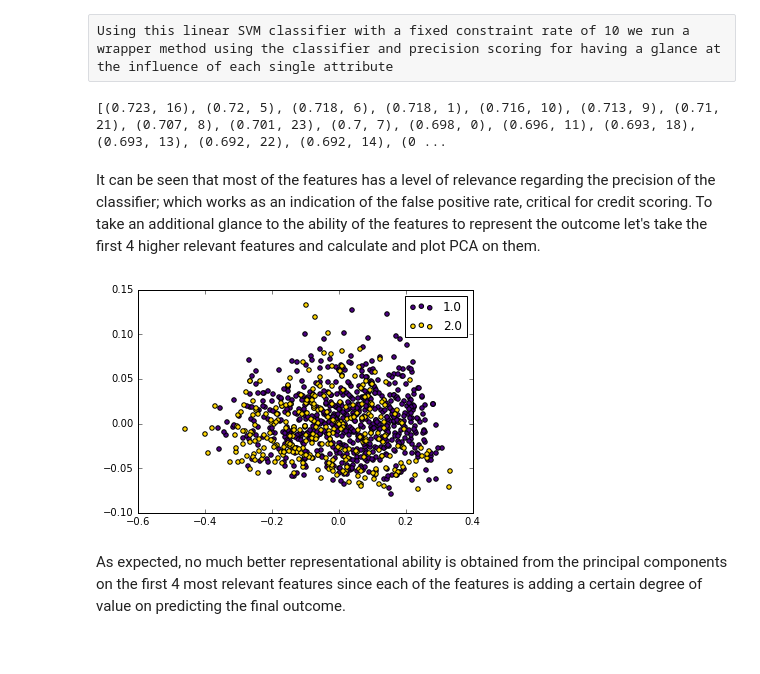
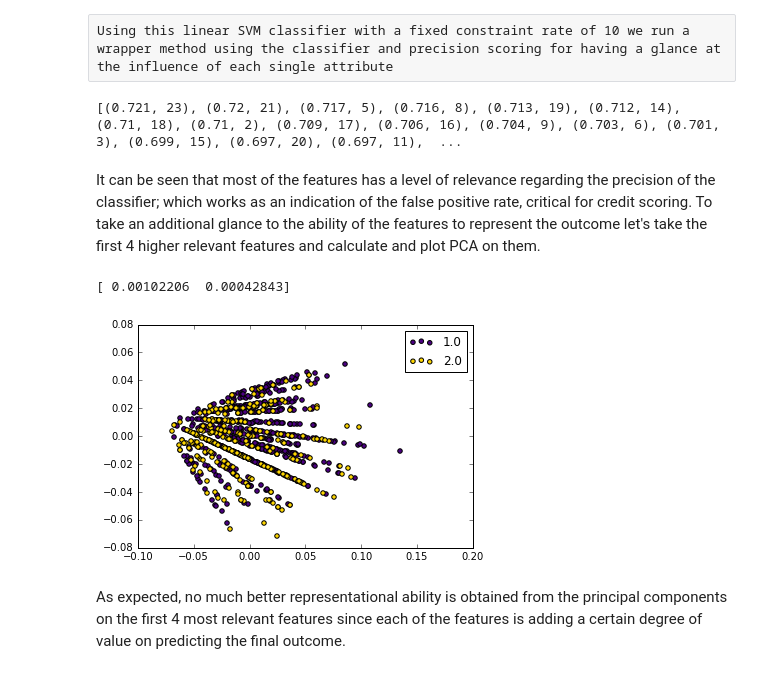
Before and after one commit to javierfdr/credit-scoring-analysis, a Jupyter notebook: src/credit_notebook.ipynb, the cells around one changed output. Saved outputs shown, nothing was run; the diff lists cells and outputs as text; code cells hidden in the pictures.

```diff
--- a/src/credit_notebook.ipynb
+++ b/src/credit_notebook.ipynb
@@ -24,0 +21,5 @@ plotPCA(X,y)
+# %%
+pca = PCA(n_components=2)
+pca.fit(X,y)
+print pca.explained_variance_
+plotPCA(X,y)
@@ -44,14 +48,18 @@ def feature_analysis_prec(X,y,clf):
 
 ss = feature_analysis_prec(X,y,clf)
 # %% [output]
-[(0.723, 16), (0.72, 5), (0.718, 6), (0.718, 1), (0.716, 10), (0.713, 9), (0.71, 21), (0.707, 8), (0.701, 23), (0.7, 7), (0.698, 0), (0.696, 11), (0.693, 18), (0.693, 13), (0.692, 22), (0.692, 14), (0 ...
+[(0.721, 23), (0.72, 21), (0.717, 5), (0.716, 8), (0.713, 19), (0.712, 14), (0.71, 18), (0.71, 2), (0.709, 17), (0.706, 16), (0.704, 9), (0.703, 6), (0.701, 3), (0.699, 15), (0.697, 20), (0.697, 11),  ...
 # %% [markdown]
 It can be seen that most of the features has a level of relevance regarding the precision of the classifier; which works as an indication of the false positive rate, critical for credit scoring. To take an additional glance to the ability of the features to represent the outcome let's take the first 4 higher relevant features and calculate and plot PCA on them.
 # %%
 X_r = X[:,[ss[0][1],ss[1][1],ss[2][1],ss[3][1]]]
+pca = PCA(n_components=2)
+pca.fit(X_r,y)
+print pca.explained_variance_
 plotPCA(X_r,y)
 # %% [output]
+[ 0.00102206  0.00042843]
-[figure, old version]
+[figure, new version]
 # %% [markdown]
 As expected, no much better representational ability is obtained from the principal components on the first 4 most relevant features since each of the features is adding a certain degree of value on predicting the final outcome.
 # %% [markdown]
```
Also changed, not shown: parts of 8 cells of this notebook.
